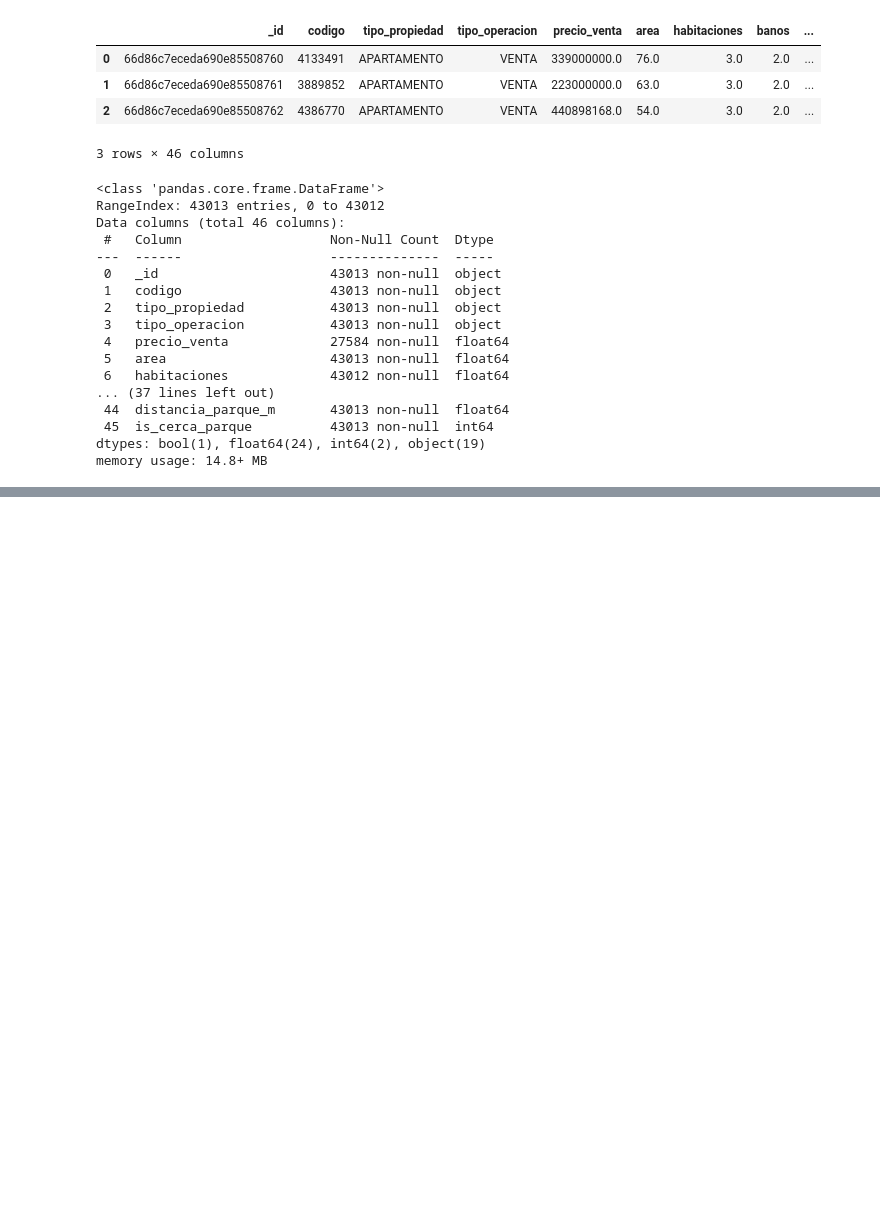
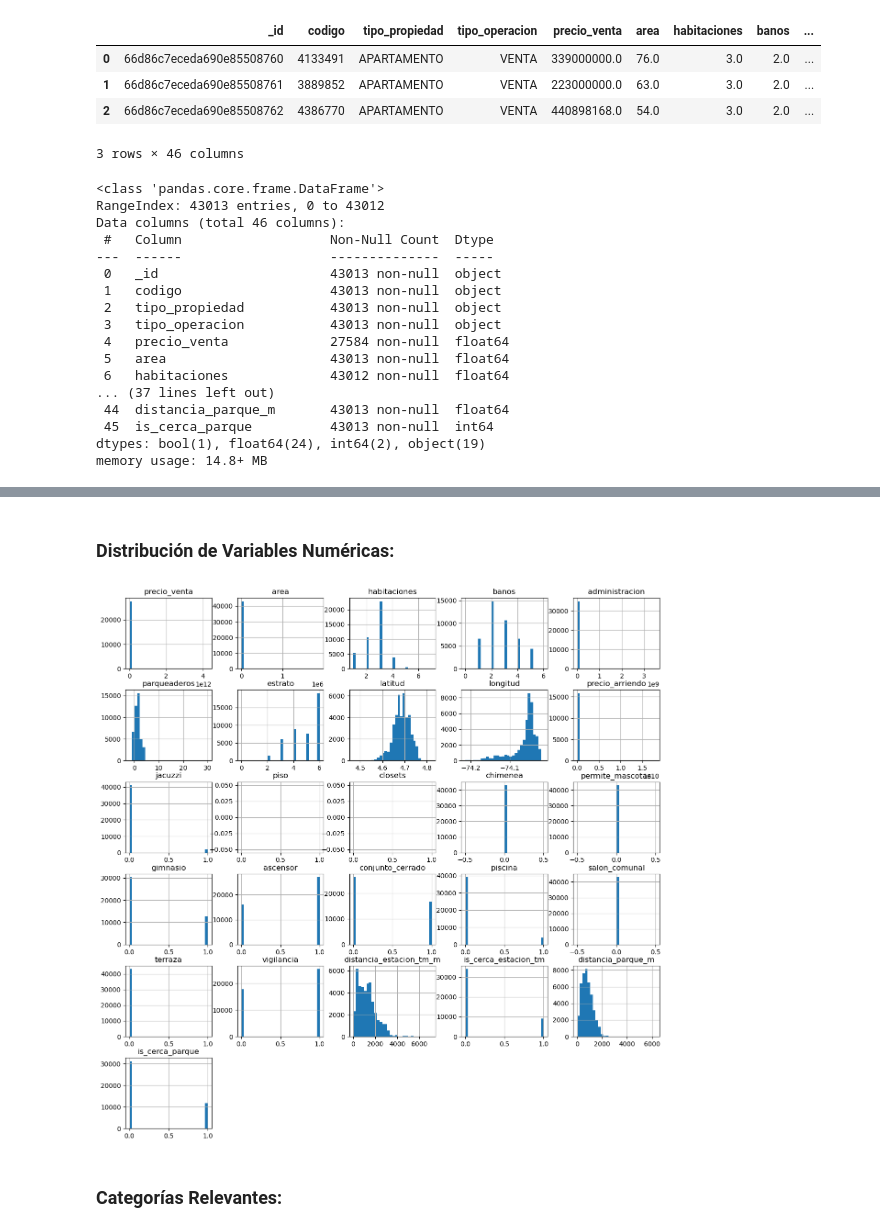
Before and after one commit to Carlos-301/Taller-2-Applied-Data-Science, a Jupyter notebook: notebooks/taller2.ipynb, the cells around one changed output, grey strips where cells are left out. Drawn from its saved outputs; the diff is of its cells as text; code cells hidden in the pictures; blank space fills up the shorter version.

```diff
--- a/notebooks/taller2.ipynb
+++ b/notebooks/taller2.ipynb
@@ -100,0 +131,10 @@ df.select_dtypes(include=['object'])
+# %% [markdown]
+### **Distribución de Variables Numéricas**:
+# %%
+
+df.hist(figsize=(15, 15), bins=30)
+plt.show()
+# %% [output]
+[figure, added]
+# %% [markdown]
+### **Categorías Relevantes**:
```
Also changed, not shown: parts of 8 cells of this notebook.
